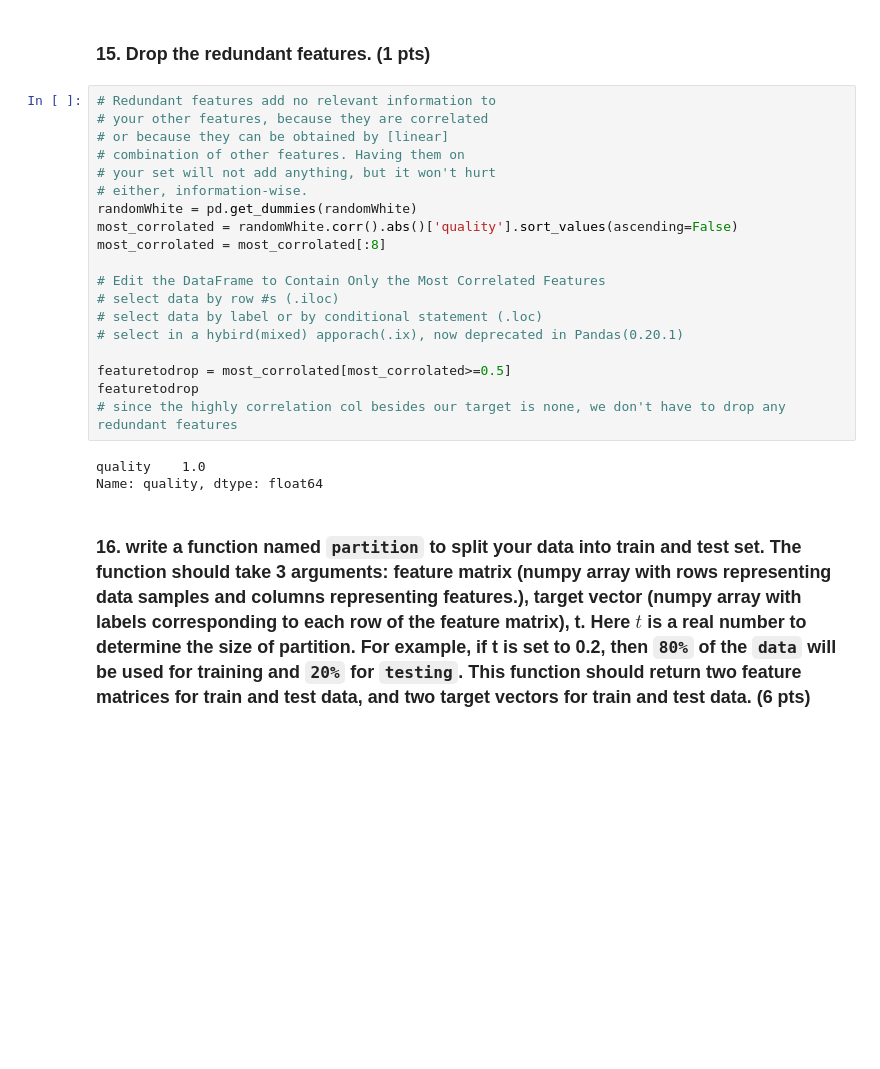
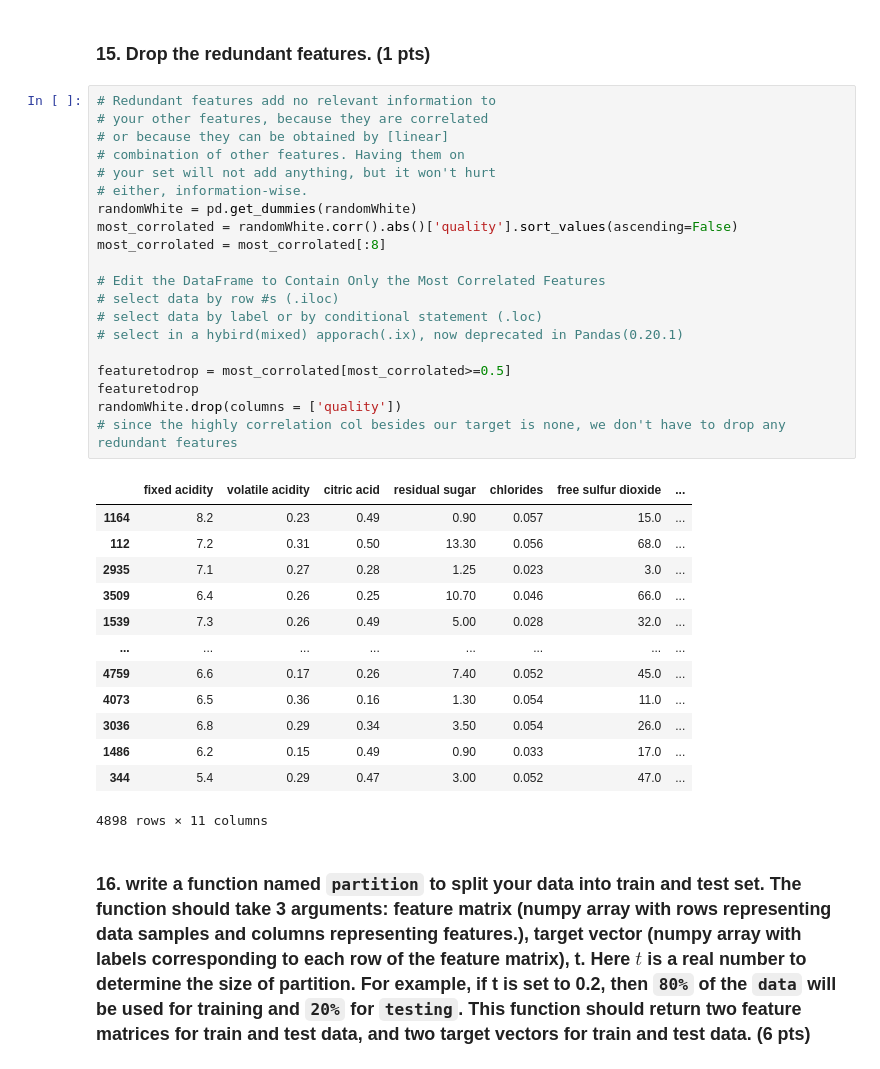
Before and after one commit to davidgao7/MachineLearning, a Jupyter notebook: HW1_wineQuality.ipynb, the cells around one changed output. Cells and saved outputs as stored; diff of their text form; blank space fills up the shorter version.

```diff
--- a/HW1_wineQuality.ipynb
+++ b/HW1_wineQuality.ipynb
@@ -352,25 +352,37 @@ g.map_lower(corrfunc)
 # %%
 # Redundant features add no relevant information to
 # your other features, because they are correlated
 # or because they can be obtained by [linear]
 # combination of other features. Having them on
 # your set will not add anything, but it won't hurt
 # either, information-wise.
 randomWhite = pd.get_dummies(randomWhite)
 most_corrolated = randomWhite.corr().abs()['quality'].sort_values(ascending=False)
 most_corrolated = most_corrolated[:8]
 
 # Edit the DataFrame to Contain Only the Most Correlated Features
 # select data by row #s (.iloc)
 # select data by label or by conditional statement (.loc)
 # select in a hybird(mixed) apporach(.ix), now deprecated in Pandas(0.20.1)
 
 featuretodrop = most_corrolated[most_corrolated>=0.5]
 featuretodrop
+randomWhite.drop(columns = ['quality'])
 # since the highly correlation col besides our target is none, we don't have to drop any redundant features
 # %% [output]
+|  | fixed acidity | volatile acidity | citric acid | residual sugar | chlorides | free sulfur dioxide | ... |
+| 1164 | 8.2 | 0.23 | 0.49 | 0.90 | 0.057 | 15.0 | ... |
+| 112 | 7.2 | 0.31 | 0.50 | 13.30 | 0.056 | 68.0 | ... |
+| 2935 | 7.1 | 0.27 | 0.28 | 1.25 | 0.023 | 3.0 | ... |
+| 3509 | 6.4 | 0.26 | 0.25 | 10.70 | 0.046 | 66.0 | ... |
+| 1539 | 7.3 | 0.26 | 0.49 | 5.00 | 0.028 | 32.0 | ... |
+| ... | ... | ... | ... | ... | ... | ... | ... |
+| 4759 | 6.6 | 0.17 | 0.26 | 7.40 | 0.052 | 45.0 | ... |
+| 4073 | 6.5 | 0.36 | 0.16 | 1.30 | 0.054 | 11.0 | ... |
+| 3036 | 6.8 | 0.29 | 0.34 | 3.50 | 0.054 | 26.0 | ... |
+| 1486 | 6.2 | 0.15 | 0.49 | 0.90 | 0.033 | 17.0 | ... |
+| 344 | 5.4 | 0.29 | 0.47 | 3.00 | 0.052 | 47.0 | ... |
-quality    1.0
-Name: quality, dtype: float64
+4898 rows × 11 columns
 # %% [markdown]
 ### 16. write a function named `partition` to split your data into train and test set. The function should take 3 arguments: feature matrix (numpy array with rows representing data samples and columns representing features.), target vector (numpy array with labels corresponding to each row of the feature matrix), t. Here $t$ is a real number to determine the size of partition. For example, if t is set to 0.2, then `80%` of the `data` will be used for training and `20%` for `testing`. This function should return two feature matrices for train and test data, and two target vectors for train and test data. (6 pts)
 # %%
```
Also changed, not shown: parts of 5 cells of this notebook, 1 other file.
